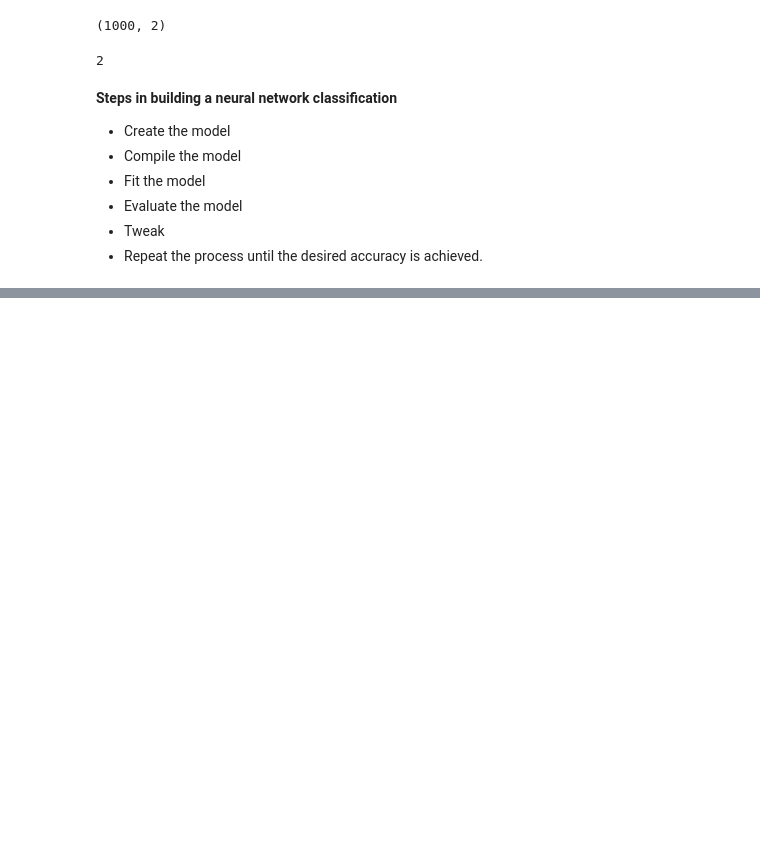
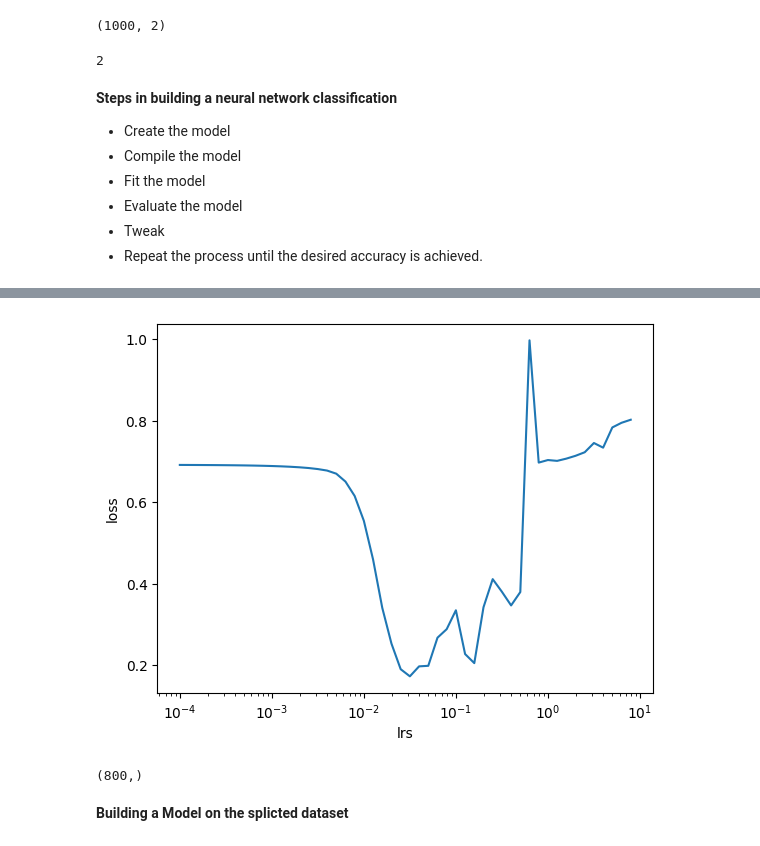
Before and after one commit to Phavour-EBEN/Personal-Deep-Learning-Lessons, a Jupyter notebook: 002_NN_Classification_Tensorflow/002_NN_Classification.ipynb, the cells around one changed output, grey strips where cells are left out. Saved outputs shown, nothing was run; the diff lists cells and outputs as text; code cells hidden in the pictures; blank space fills up the shorter version.

```diff
--- a/002_NN_Classification_Tensorflow/002_NN_Classification.ipynb
+++ b/002_NN_Classification_Tensorflow/002_NN_Classification.ipynb
@@ -250,0 +296,8 @@ pd.DataFrame(history.history).plot()
+# %%
+lrs = 1e-4*(10**(tf.range(50)/10))
+plt.semilogx(lrs, history3.history['loss'])
+plt.xlabel('lrs')
+plt.ylabel('loss')
+plt.show()
+# %% [output]
+[figure, added]
@@ -250,0 +309,9 @@ pd.DataFrame(history.history).plot()
+# %%
+# print(len(x_train),len(y_train))
+# print(len(x_test),len(y_test))
+# x_train.shape
+y_train.shape
+# %% [output]
+(800,)
+# %% [markdown]
+**Building a Model on the splicted dataset**
```
Also changed, not shown: parts of 25 cells of this notebook.
